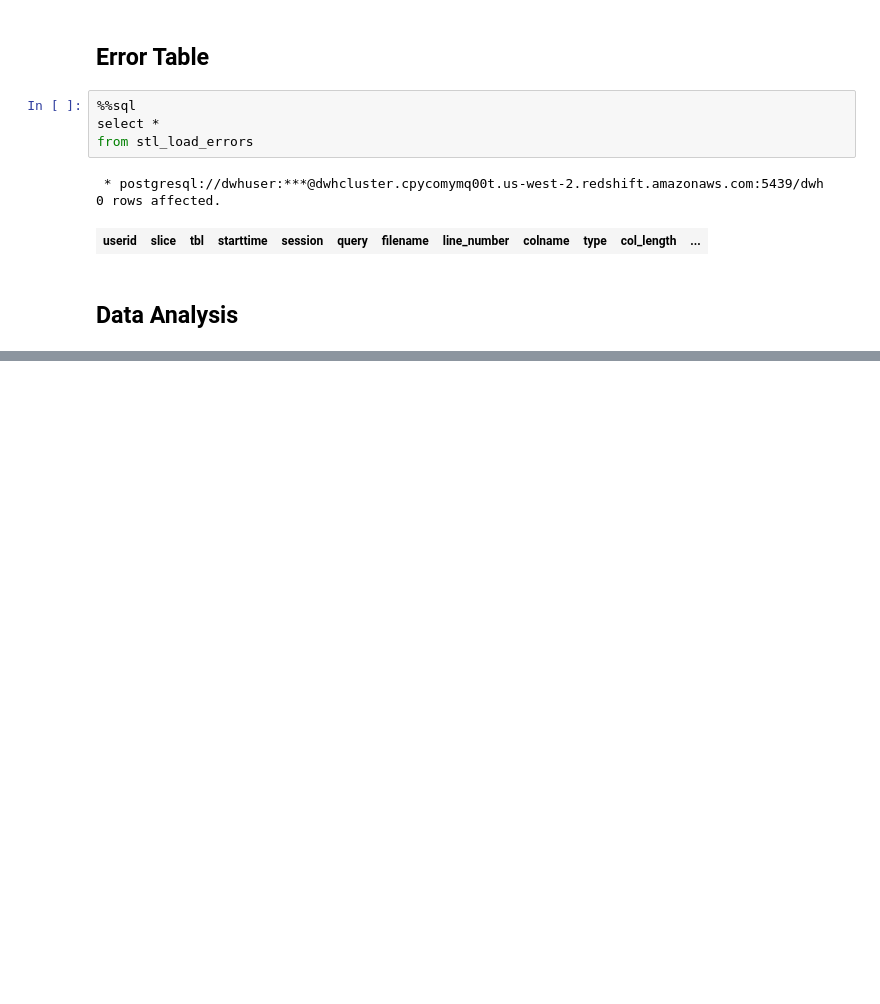
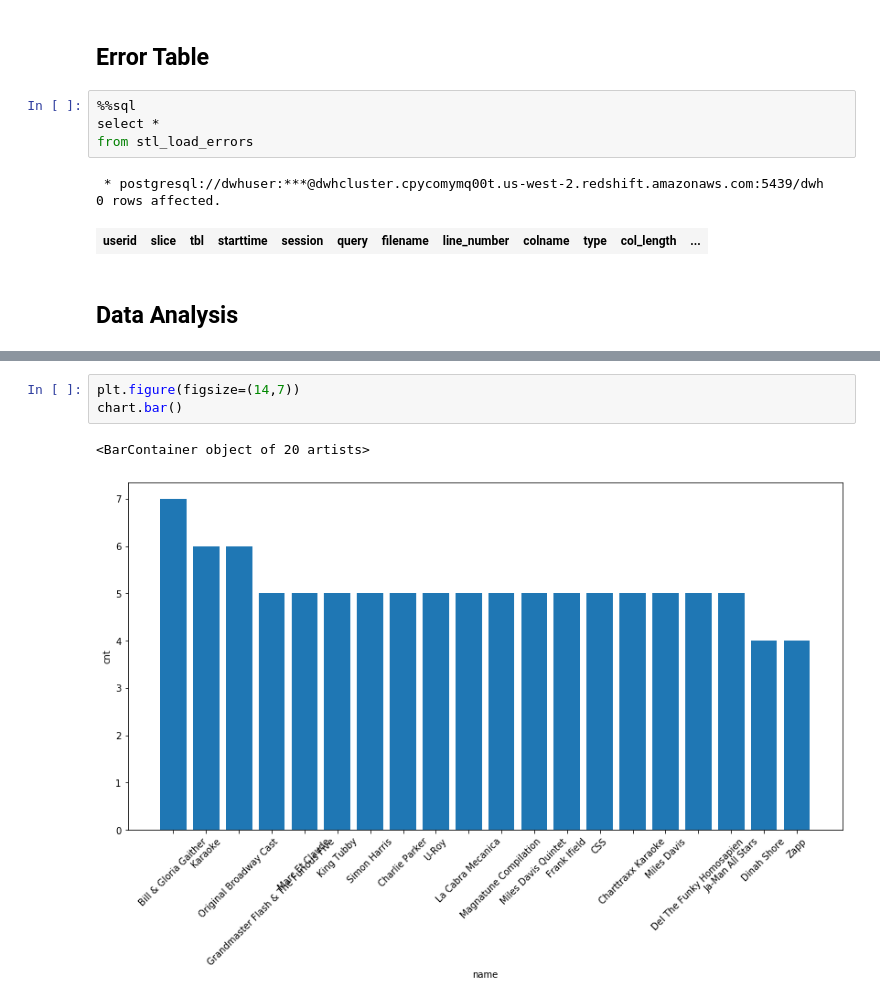
Before and after one commit to hongyyu/Data-Warehouse-on-Redshift, a Jupyter notebook: For Creating Redshift Cluster & Analysis.ipynb, the cells around one changed output, grey strips where cells are left out. Drawn from its saved outputs; the diff is of its cells as text; blank space fills up the shorter version.

```diff
--- a/For Creating Redshift Cluster & Analysis.ipynb
+++ b/For Creating Redshift Cluster & Analysis.ipynb
@@ -285,0 +294,6 @@ from stl_load_errors
+# %%
+plt.figure(figsize=(14,7))
+chart.bar()
+# %% [output]
+<BarContainer object of 20 artists>
+[figure, added]
```
Also changed, not shown: parts of 9 cells of this notebook, 3 other files.
